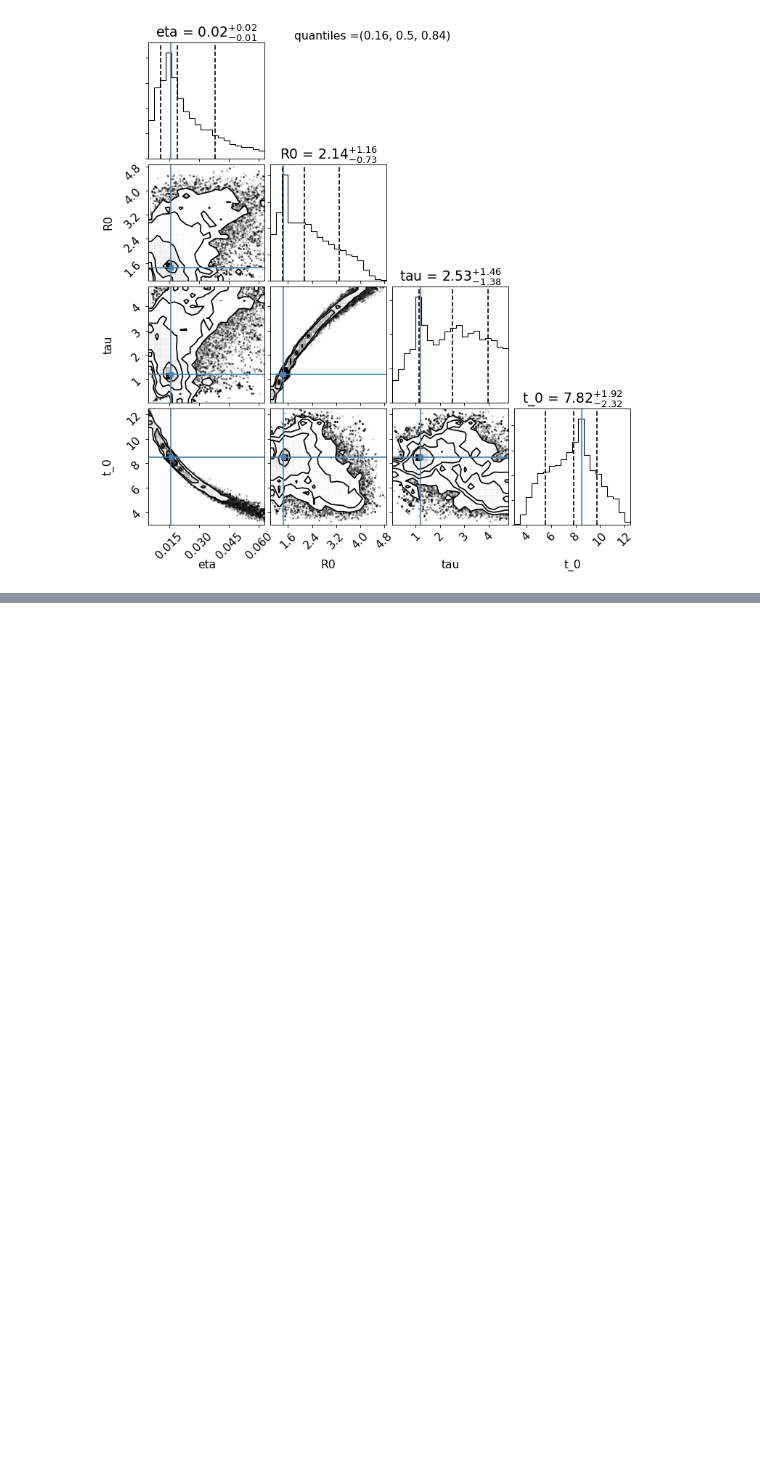
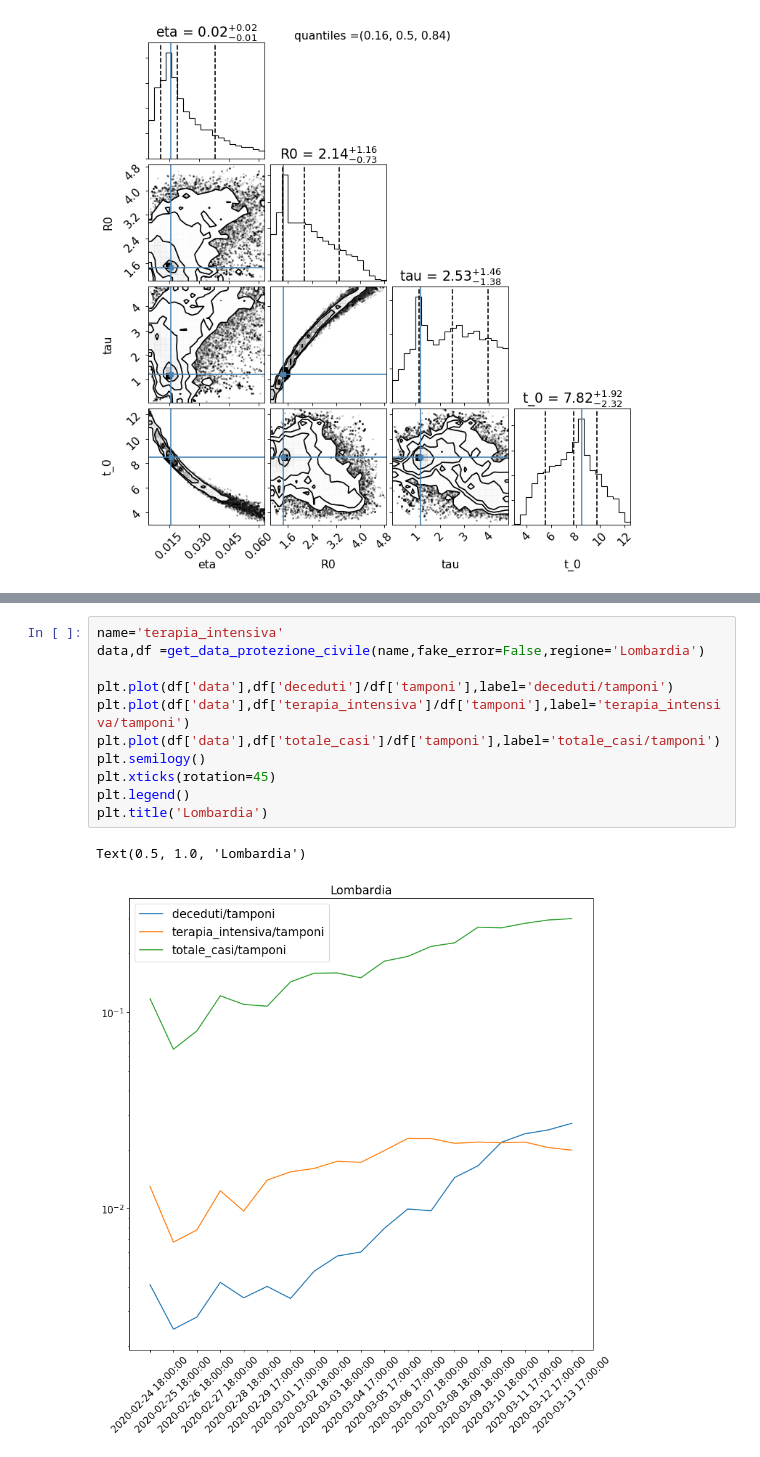
Before and after one commit to andreatramacere/covid19-analysis, a Jupyter notebook: covid_stat.ipynb, the cells around one changed output, grey strips where cells are left out. Saved outputs shown, nothing was run; the diff lists cells and outputs as text; blank space fills up the shorter version.

```diff
--- a/covid_stat.ipynb
+++ b/covid_stat.ipynb
@@ -353,0 +366,14 @@ mcmc run done, with 1 threads took 8.76 seconds
+# %%
+name='terapia_intensiva'
+data,df =get_data_protezione_civile(name,fake_error=False,regione='Lombardia')
+
+plt.plot(df['data'],df['deceduti']/df['tamponi'],label='deceduti/tamponi')
+plt.plot(df['data'],df['terapia_intensiva']/df['tamponi'],label='terapia_intensiva/tamponi')
+plt.plot(df['data'],df['totale_casi']/df['tamponi'],label='totale_casi/tamponi')
+plt.semilogy()
+plt.xticks(rotation=45)
+plt.legend()
+plt.title('Lombardia')
+# %% [output]
+Text(0.5, 1.0, 'Lombardia')
+[figure, added]
```
Also changed, not shown: parts of 9 cells of this notebook.
